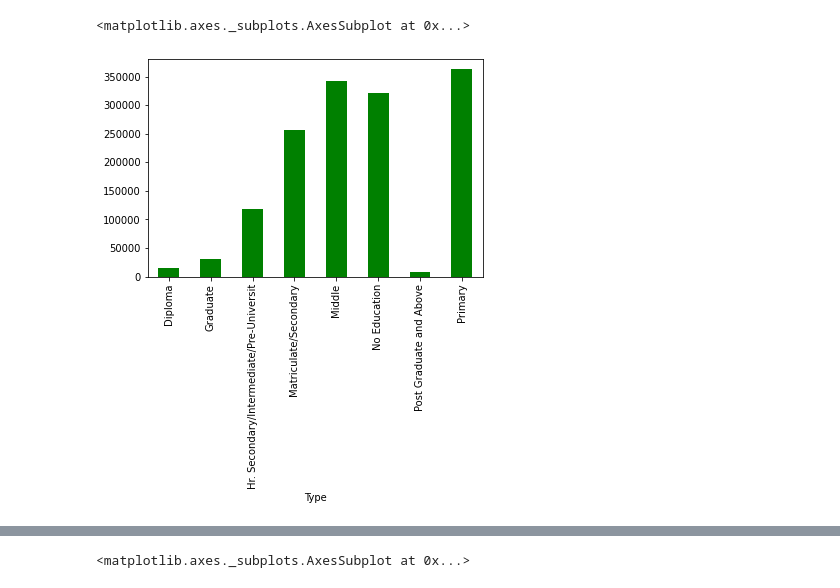
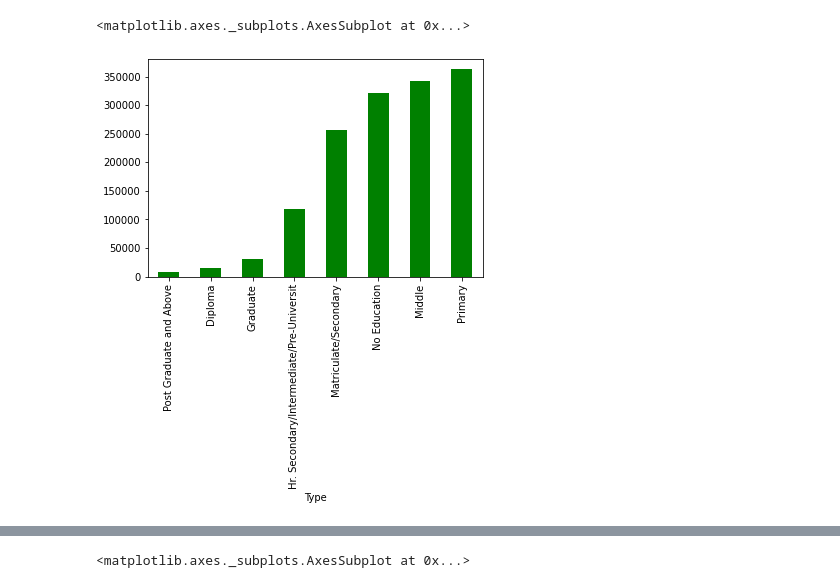
Before and after one commit to Trang000/My-Data---Python, a Jupyter notebook: Project.ipynb, the cells around one changed output, grey strips where cells are left out. Saved outputs shown, nothing was run; the diff lists cells and outputs as text; code cells hidden in the pictures.

```diff
--- a/Project.ipynb
+++ b/Project.ipynb
@@ -138,8 +138,9 @@ Name: Total, dtype: int64
 # %%
+select_1.sort_values(inplace=True)
 select_1.plot.bar(x='Type',y='Total', rot=90, color ='g')
 # %% [output]
 <matplotlib.axes._subplots.AxesSubplot at 0x...>
-[figure, old version]
+[figure, new version]
 # %%
 # 2. EDUCATION STATUS OF SUICIDE INDIAN (comparing Males & Female: 0-100+)
 select_2 = select_Education.groupby('Gender')['Total'].sum()
```
Also changed, not shown: parts of 14 cells of this notebook.
